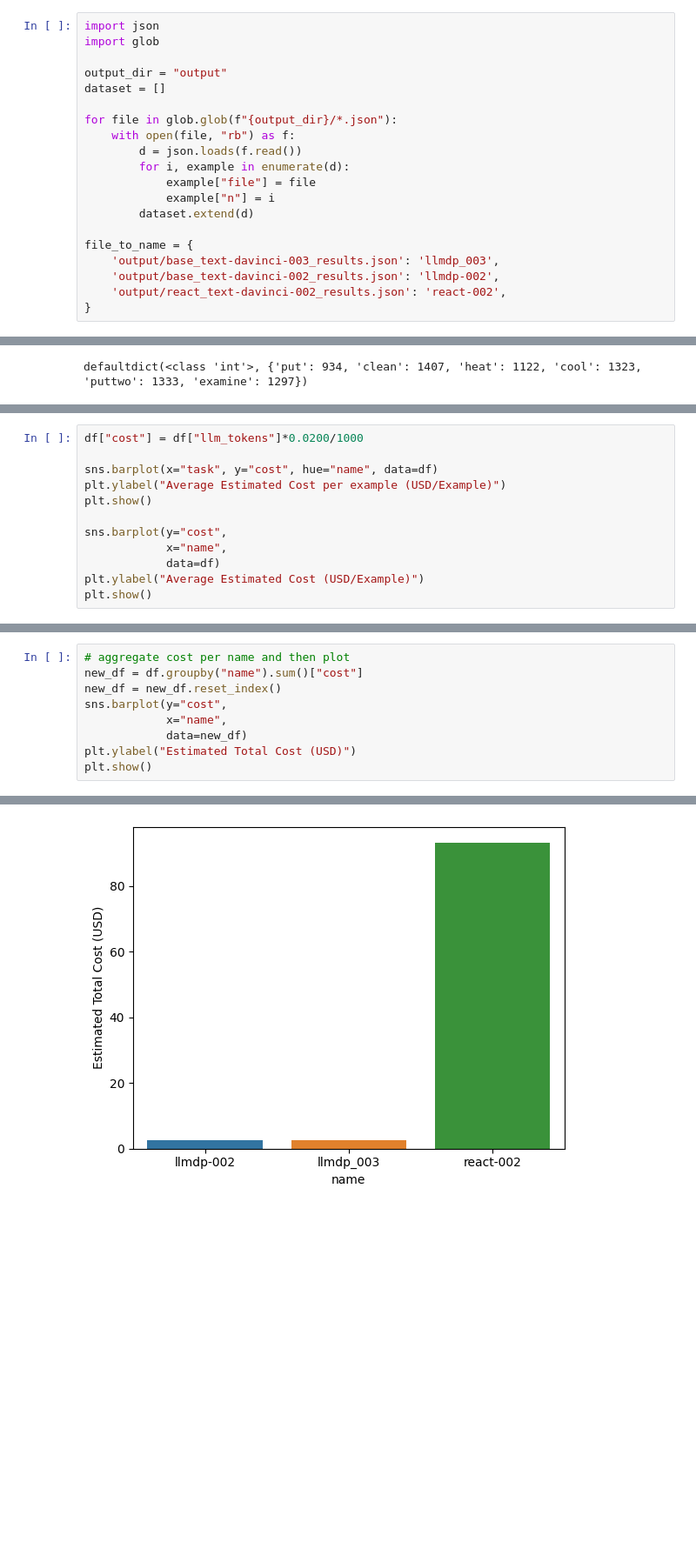
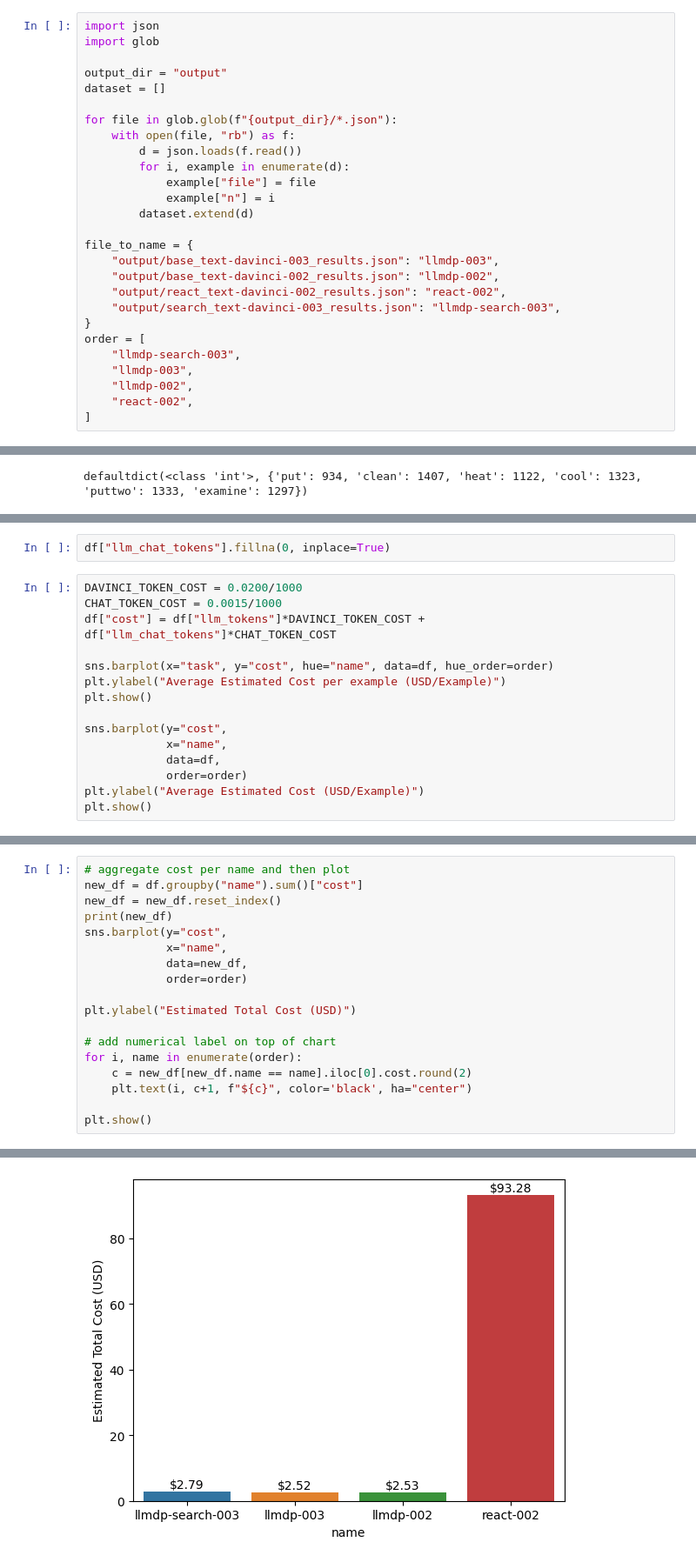
Before and after one commit to itl-ed/llm-dp, a Jupyter notebook: analysis.ipynb, the cells around one changed output, grey strips where cells are left out. Shown at 87% size. Cells and saved outputs as stored; diff of their text form; blank space fills up the shorter version.

```diff
--- a/analysis.ipynb
+++ b/analysis.ipynb
@@ -16,10 +16,17 @@ for file in glob.glob(f"{output_dir}/*.json"):
         dataset.extend(d)
 
 file_to_name = {
-    'output/base_text-davinci-003_results.json': 'llmdp_003',
-    'output/base_text-davinci-002_results.json': 'llmdp-002',
-    'output/react_text-davinci-002_results.json': 'react-002',
+    "output/base_text-davinci-003_results.json": "llmdp-003",
+    "output/base_text-davinci-002_results.json": "llmdp-002",
+    "output/react_text-davinci-002_results.json": "react-002",
+    "output/search_text-davinci-003_results.json": "llmdp-search-003",
 }
+order = [
+    "llmdp-search-003",
+    "llmdp-003",
+    "llmdp-002",
+    "react-002",
+]
 # %%
 import pandas as pd
 import seaborn as sns
@@ -88,13 +80,18 @@ Name: llm_tokens, Length: 402, dtype: float64
+# %%
+df["llm_chat_tokens"].fillna(0, inplace=True)
 # %%
-df["cost"] = df["llm_tokens"]*0.0200/1000
+DAVINCI_TOKEN_COST = 0.0200/1000
+CHAT_TOKEN_COST = 0.0015/1000
+df["cost"] = df["llm_tokens"]*DAVINCI_TOKEN_COST + df["llm_chat_tokens"]*CHAT_TOKEN_COST
 
-sns.barplot(x="task", y="cost", hue="name", data=df)
+sns.barplot(x="task", y="cost", hue="name", data=df, hue_order=order)
 plt.ylabel("Average Estimated Cost per example (USD/Example)")
 plt.show()
 
 sns.barplot(y="cost",
             x="name",
-            data=df)
+            data=df,
+            order=order)
 plt.ylabel("Average Estimated Cost (USD/Example)")
 plt.show()
 # %% [output]
@@ -104,9 +101,18 @@ plt.show()
 # aggregate cost per name and then plot
 new_df = df.groupby("name").sum()["cost"]
 new_df = new_df.reset_index()
+print(new_df)
 sns.barplot(y="cost",
             x="name",
-            data=new_df)
+            data=new_df,
+            order=order)
+
 plt.ylabel("Estimated Total Cost (USD)")
+
+# add numerical label on top of chart
+for i, name in enumerate(order):
+    c = new_df[new_df.name == name].iloc[0].cost.round(2)
+    plt.text(i, c+1, f"${c}", color='black', ha="center")
+
 plt.show()
 # %% [output]
@@ -113 +124 @@ plt.show()
-[figure, old version]
+[figure, new version]
```
Also changed, not shown: parts of 6 cells of this notebook, 2 other files.
